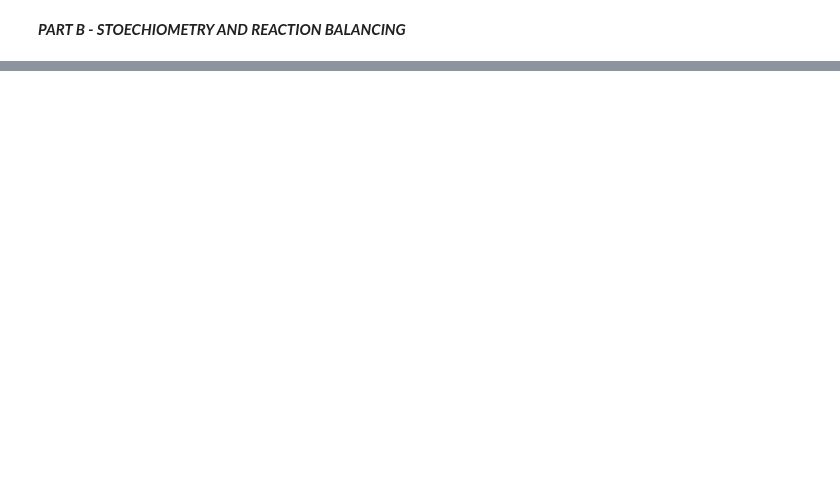
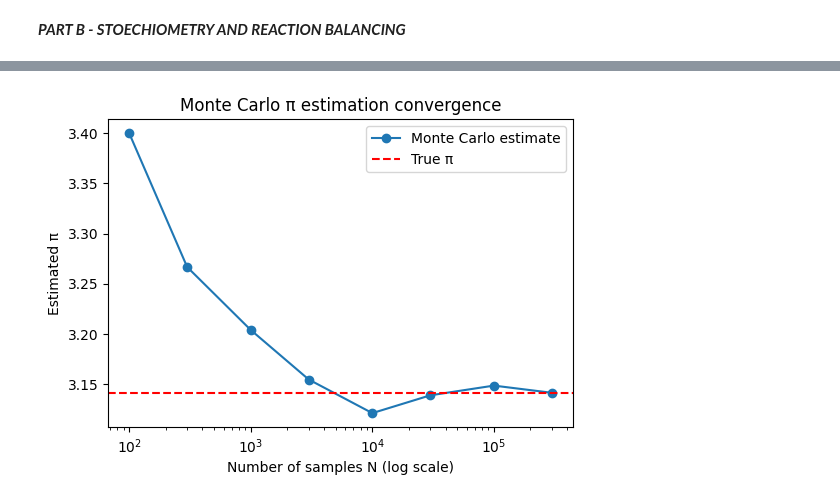
Before and after one commit to SerenaBouChaaya/modeling-lab-block-2-assignment-1, a Jupyter notebook: BLOCK1/Group_C_Block1_project.ipynb, the cells around one changed output, grey strips where cells are left out. Saved outputs shown, nothing was run; the diff lists cells and outputs as text; code cells hidden in the pictures; blank space fills up the shorter version.

```diff
--- a/BLOCK1/Group_C_Block1_project.ipynb
+++ b/BLOCK1/Group_C_Block1_project.ipynb
@@ -360,0 +633,15 @@ Example: CuSO6·12H2O
+# %%
+
+import numpy as np
+import matplotlib.pyplot as plt
+
+def estimate_pi(N: int, rng=None) -> float:
+    if rng is None:
+        rng = np.random.default_rng()
+    x = rng.uniform(-1, 1, size=N)
+    y = rng.uniform(-1, 1, size=N)
+    inside = (x*x + y*y) <= 1
+    return 4.0 * inside.mean()
+# %%
+for N in [100, 1000, 10000, 100000]:
+    print(N, estimate_pi(N))
@@ -360,0 +684,15 @@ Example: CuSO6·12H2O
+# %%
+Ns = [100, 300, 1000, 3000, 10000, 30000, 100000, 300000]
+pi_estimates = [estimate_pi(N) for N in Ns]
+
+plt.figure(figsize=(6,4))
+plt.plot(Ns, pi_estimates, marker='o', label='Monte Carlo estimate')
+plt.axhline(np.pi, color='r', linestyle='--', label='True π')
+plt.xscale('log')
+plt.xlabel('Number of samples N (log scale)')
+plt.ylabel('Estimated π')
+plt.title('Monte Carlo π estimation convergence')
+plt.legend()
+plt.show()
+# %% [output]
+[figure, added]
```
Also changed, not shown: parts of 25 cells of this notebook.
